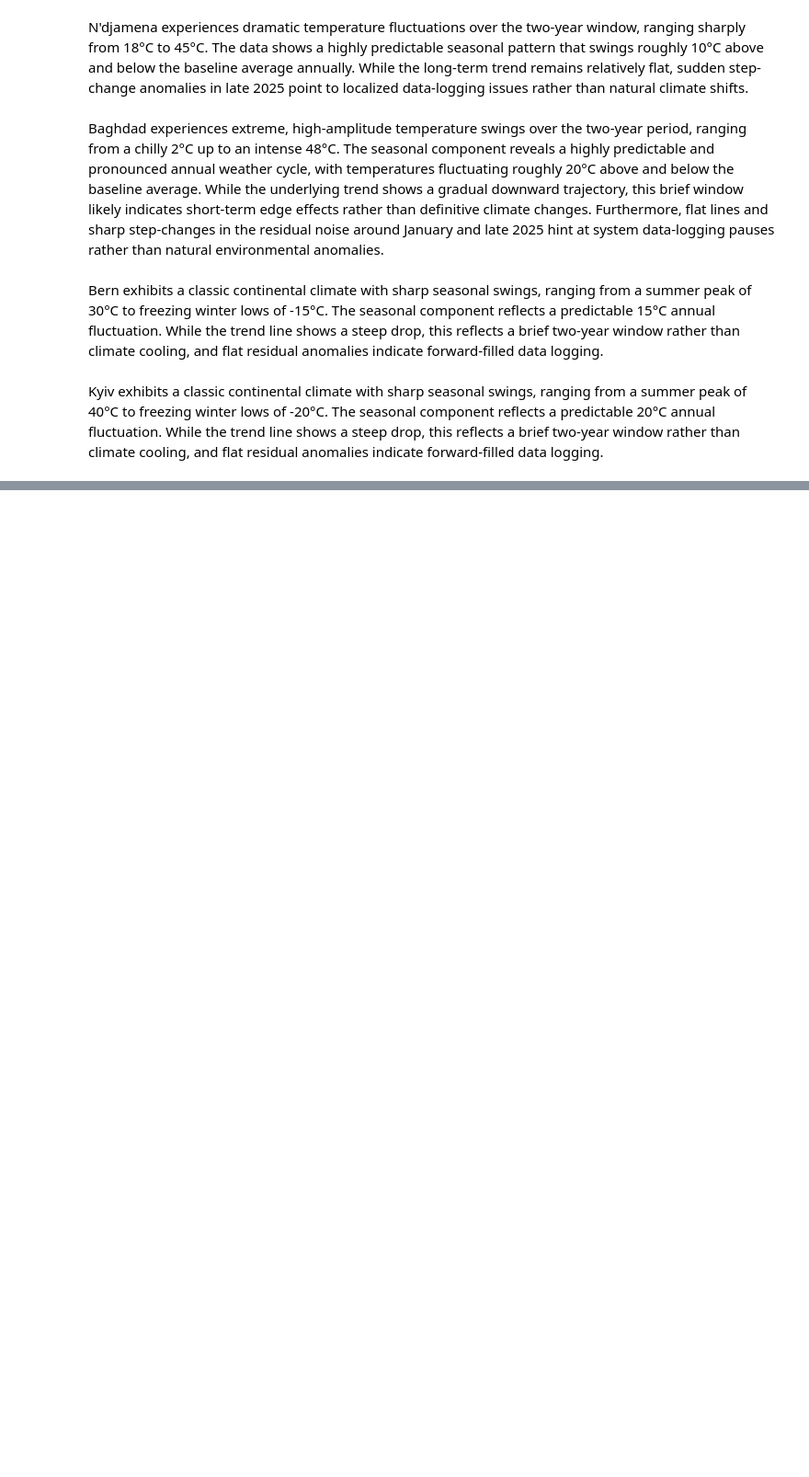
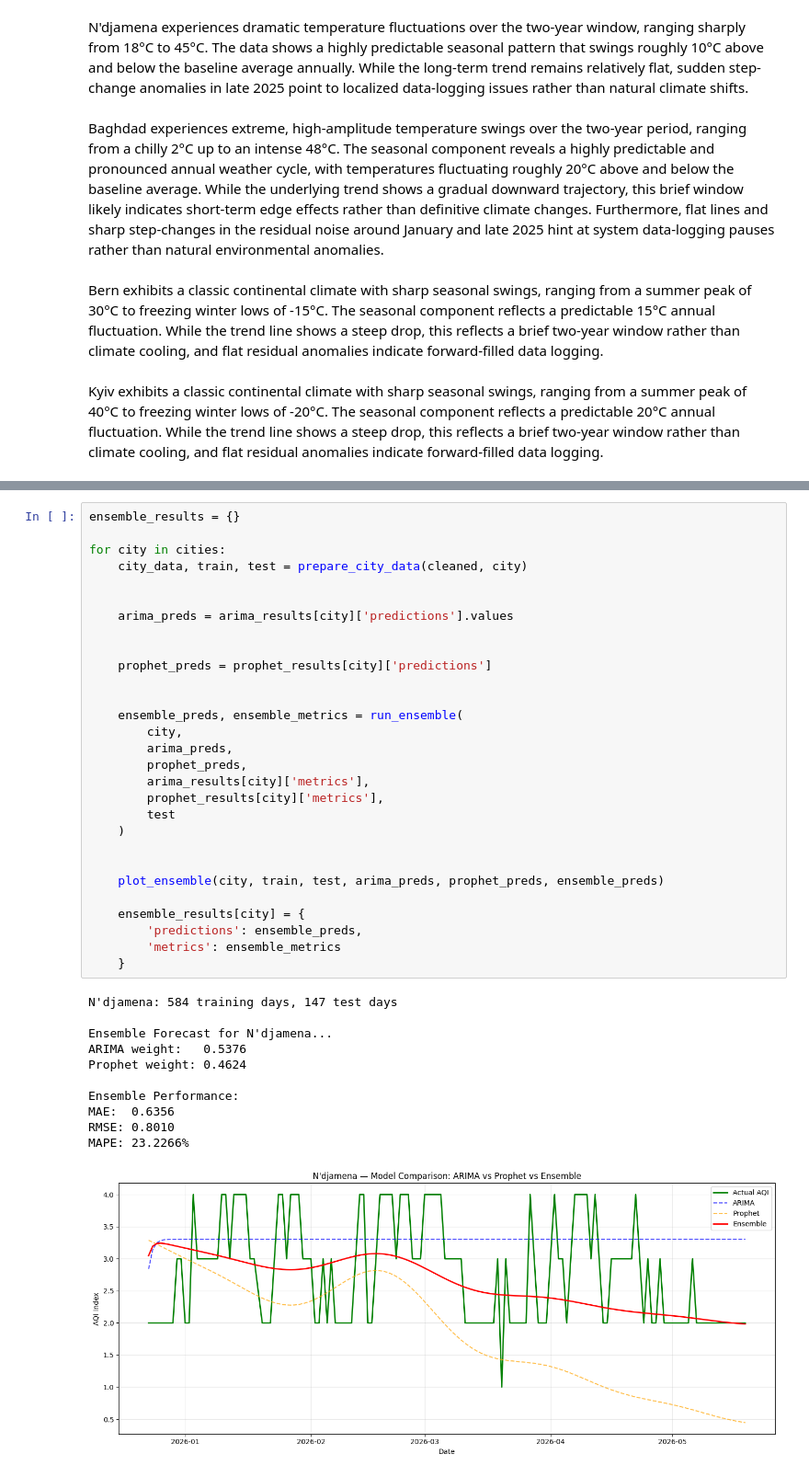
Before and after one commit to Elixer05/Weather-Analysis, a Jupyter notebook: weather.ipynb, the cells around one changed output, grey strips where cells are left out. Shown at 92% size. Saved outputs shown, nothing was run; the diff lists cells and outputs as text; blank space fills up the shorter version.

```diff
--- a/weather.ipynb
+++ b/weather.ipynb
@@ -223,0 +755,41 @@ Kyiv exhibits a classic continental climate with sharp seasonal swings, ranging
+# %%
+ensemble_results = {}
+
+for city in cities:
+    city_data, train, test = prepare_city_data(cleaned, city)
+
+
+    arima_preds = arima_results[city]['predictions'].values
+
+
+    prophet_preds = prophet_results[city]['predictions']
+
+
+    ensemble_preds, ensemble_metrics = run_ensemble(
+        city,
+        arima_preds,
+        prophet_preds,
+        arima_results[city]['metrics'],
+        prophet_results[city]['metrics'],
+        test
+    )
+
+
+    plot_ensemble(city, train, test, arima_preds, prophet_preds, ensemble_preds)
+
+    ensemble_results[city] = {
+        'predictions': ensemble_preds,
+        'metrics': ensemble_metrics
+    }
+# %% [output]
+N'djamena: 584 training days, 147 test days
+
+Ensemble Forecast for N'djamena...
+ARIMA weight:   0.5376
+Prophet weight: 0.4624
+
+Ensemble Performance:
+MAE:  0.6356
+RMSE: 0.8010
+MAPE: 23.2266%
+[figure, added]
```
Also changed, not shown: parts of 39 cells of this notebook.
